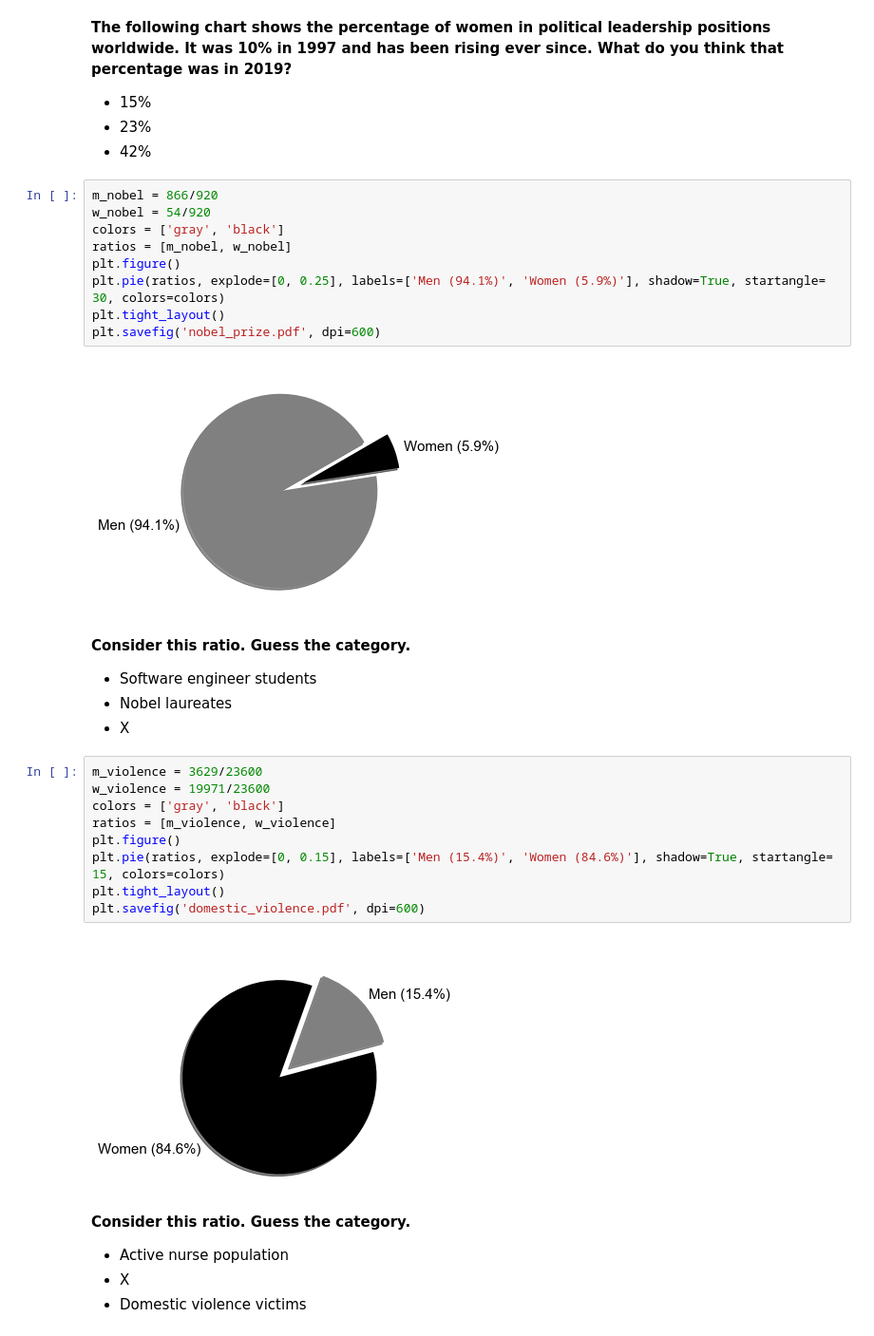
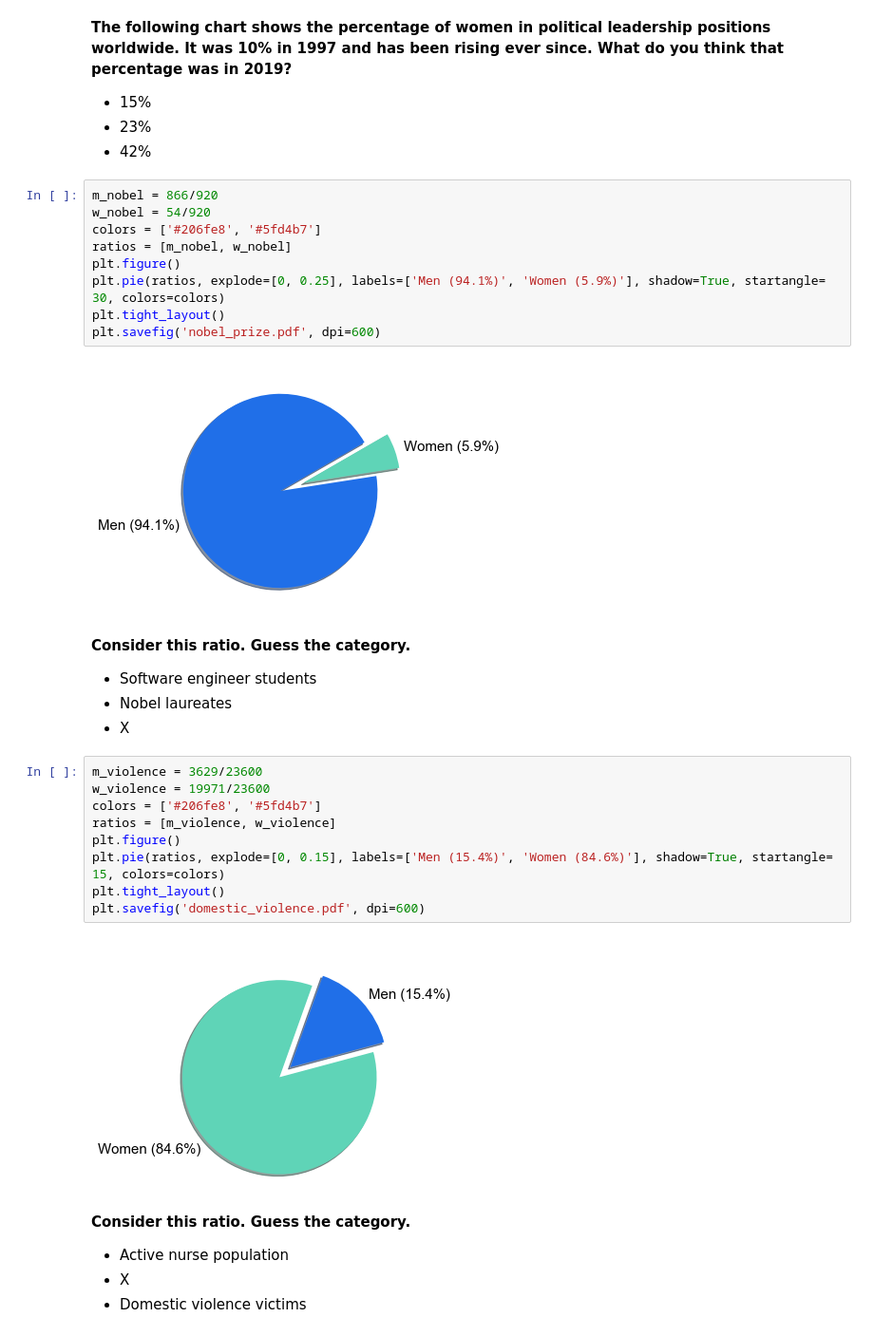
Before and after one commit to ricardozacarias/ironhackathon, a Jupyter notebook: paid_leave.ipynb, the cells around one changed output. Shown: that part at 95% size. Saved outputs shown, nothing was run; the diff lists cells and outputs as text.

Commit message:
updated charts and questions

```diff
--- a/paid_leave.ipynb
+++ b/paid_leave.ipynb
@@ -277,14 +277,14 @@ Learn more at https://www.unwomen.org/en/what-we-do/leadership-and-political-par
 # %%
 m_nobel = 866/920
 w_nobel = 54/920
-colors = ['gray', 'black']
+colors = ['#206fe8', '#5fd4b7']
 ratios = [m_nobel, w_nobel]
 plt.figure()
 plt.pie(ratios, explode=[0, 0.25], labels=['Men (94.1%)', 'Women (5.9%)'], shadow=True, startangle= 30, colors=colors)
 plt.tight_layout()
 plt.savefig('nobel_prize.pdf', dpi=600)
 # %% [output]
-[figure, old version]
+[figure, new version]
 # %% [markdown]
 **Consider this ratio. Guess the category.**
 
@@ -294,14 +294,14 @@ plt.savefig('nobel_prize.pdf', dpi=600)
 # %%
 m_violence = 3629/23600
 w_violence = 19971/23600
-colors = ['gray', 'black']
+colors = ['#206fe8', '#5fd4b7']
 ratios = [m_violence, w_violence]
 plt.figure()
 plt.pie(ratios, explode=[0, 0.15], labels=['Men (15.4%)', 'Women (84.6%)'], shadow=True, startangle= 15, colors=colors)
 plt.tight_layout()
 plt.savefig('domestic_violence.pdf', dpi=600)
 # %% [output]
-[figure, old version]
+[figure, new version]
 # %% [markdown]
 **Consider this ratio. Guess the category.**
 
```
Also changed, not shown: parts of 4 cells of this notebook, 6 other files.
